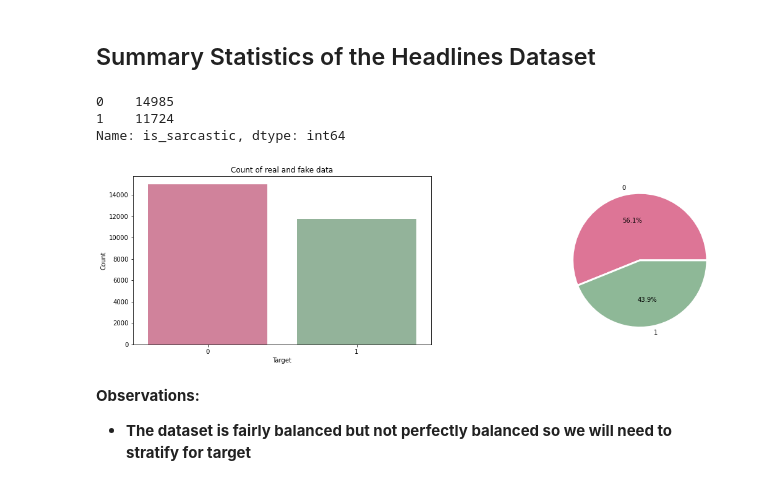
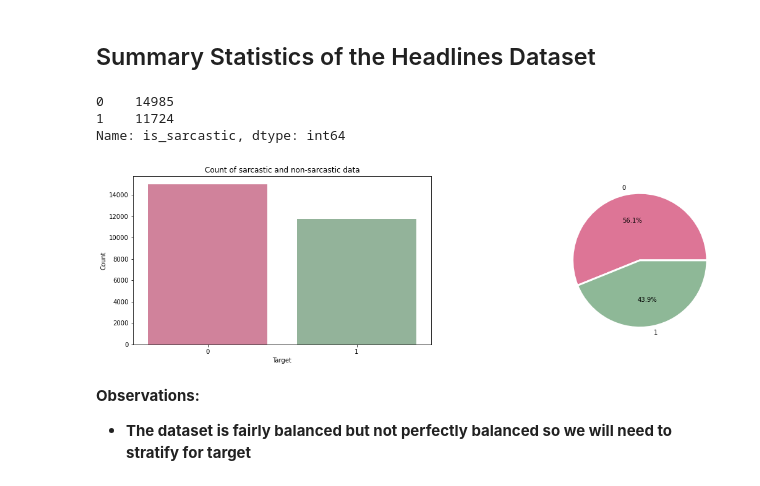
Before and after one commit to sabaiitj/Capstone_Sarcasm_Detection, a Jupyter notebook: code/01_EDA_Preprocessing_headlines.ipynb, the cells around one changed output. Saved outputs shown, nothing was run; the diff lists cells and outputs as text; code cells hidden in the pictures.

```diff
--- a/code/01_EDA_Preprocessing_headlines.ipynb
+++ b/code/01_EDA_Preprocessing_headlines.ipynb
@@ -83,19 +83,19 @@ memory usage: 834.8+ KB
 # %%
 # graph for counts of each unique value of target
 print(df.is_sarcastic.value_counts() ,"\n")
 colors = ['#DD7596', '#8EB897']
 fig, ax = plt.subplots(1,2, figsize=(19, 5))
 f1 = sns.countplot(x=df.is_sarcastic, ax = ax[0], palette=colors);
-f1.set_title("Count of real and fake data")
+f1.set_title("Count of sarcastic and non-sarcastic data")
 f1.set_ylabel("Count")
 f1.set_xlabel("Target")
 f2 = plt.pie(df["is_sarcastic"].value_counts().values,explode=[0,0],labels=df.is_sarcastic.value_counts().index, autopct='%1.1f%%',wedgeprops = { 'linewidth' : 3, 'edgecolor' : 'white' },colors=colors)
 plt.show()
 # %% [output]
 0    14985
 1    11724
 Name: is_sarcastic, dtype: int64
-[figure, old version]
+[figure, new version]
 # %% [markdown]
 **Observations:**
 - **The dataset is fairly balanced but not perfectly balanced so we will need to stratify for target**
```
Also changed, not shown: 4 other files.
